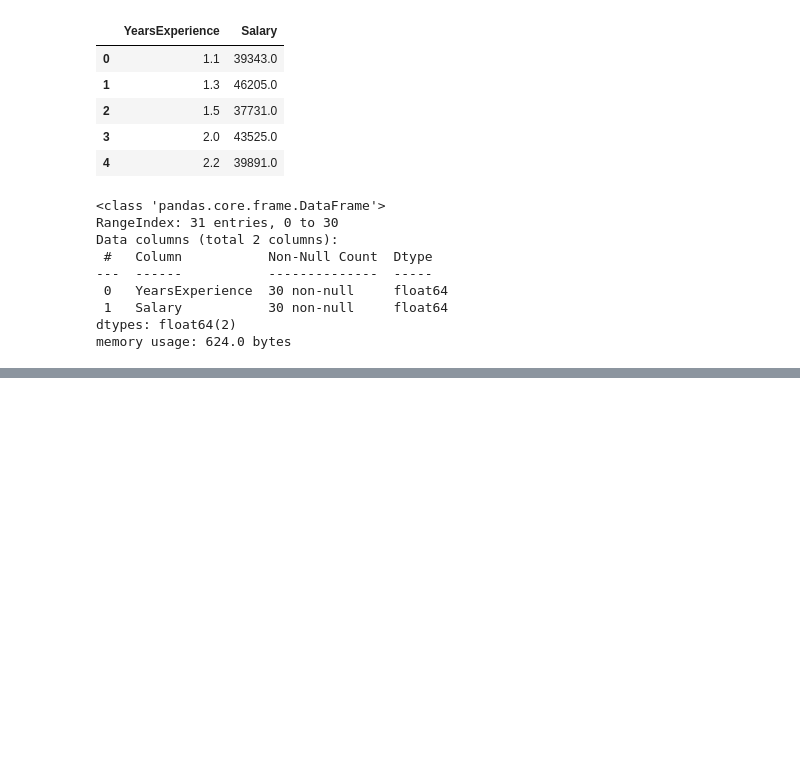
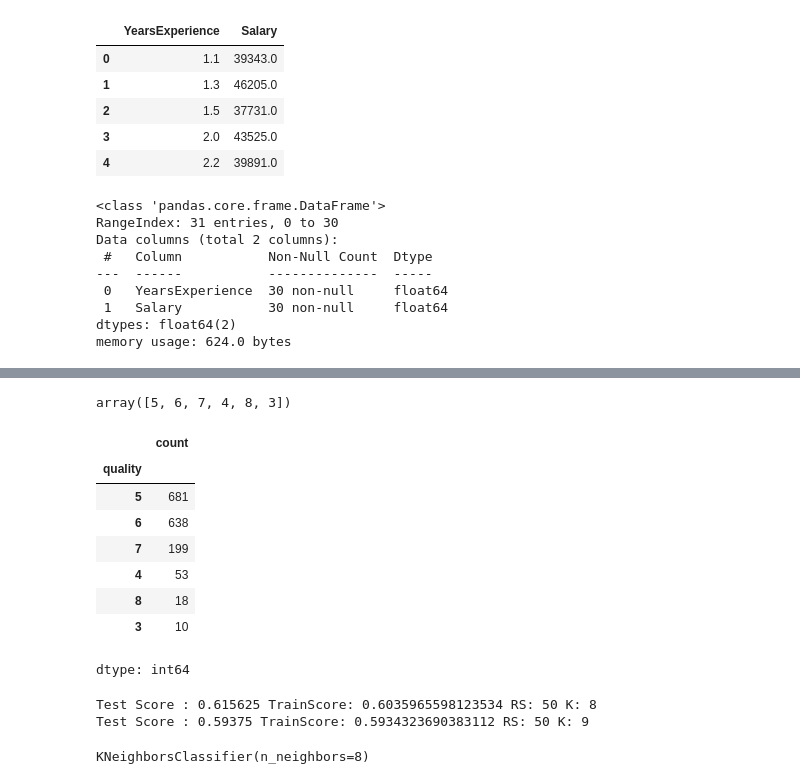
Before and after one commit to agarwalpratik/aiml, a Jupyter notebook: DecisionTreeImplementation.ipynb, the cells around one changed output, grey strips where cells are left out. Cells and saved outputs as stored; diff of their text form; code cells hidden in the pictures; blank space fills up the shorter version.

```diff
--- a/DecisionTreeImplementation.ipynb
+++ b/DecisionTreeImplementation.ipynb
@@ -259,0 +370,2 @@ for rs in range(1,300):
+# %%
+data = pd.read_csv("winequality-red.csv")
@@ -259,0 +394,16 @@ for rs in range(1,300):
+# %%
+data.quality.unique()
+# %% [output]
+array([5, 6, 7, 4, 8, 3])
+# %%
+data.quality.value_counts()
+# %% [output]
+|  | count |
+| quality |  |
+| 5 | 681 |
+| 6 | 638 |
+| 7 | 199 |
+| 4 | 53 |
+| 8 | 18 |
+| 3 | 10 |
+dtype: int64
@@ -259,0 +414,27 @@ for rs in range(1,300):
+# %%
+SL = 0.05
+CL = 1-SL
+
+from sklearn.model_selection import train_test_split
+from sklearn.neighbors import KNeighborsClassifier
+import warnings
+warnings.filterwarnings("ignore")
+
+for rs in range(1,300):
+  X_train,X_test,y_train,y_test = train_test_split(features,
+                                                   label,
+                                                   test_size=0.2,
+                                                   random_state=rs)
+
+  for k in range(1,10):
+    model = KNeighborsClassifier(n_neighbors=k, p=1) #Default k=5
+    model.fit(X_train,y_train)
+    trainScore = model.score(X_train,y_train)
+    testScore = model.score(X_test,y_test)
+    bestTestScore = 0
+
+    if testScore > trainScore:
+      print(f"Test Score : {testScore} TrainScore: {trainScore} RS: {rs} K: {k}")
+# %% [output]
+Test Score : 0.615625 TrainScore: 0.6035965598123534 RS: 50 K: 8
+Test Score : 0.59375 TrainScore: 0.5934323690383112 RS: 50 K: 9
@@ -259,0 +454,4 @@ for rs in range(1,300):
+# %%
+modelAlgo.fit(X_train,y_train)
+# %% [output]
+KNeighborsClassifier(n_neighbors=8)
```
Also changed, not shown: parts of 24 cells of this notebook.
